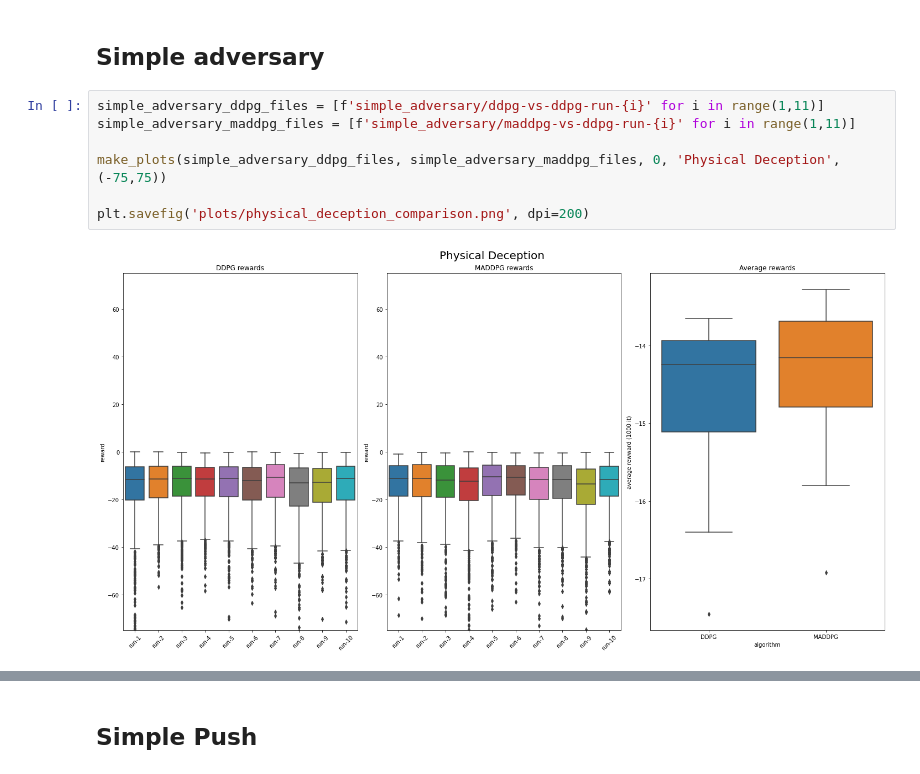
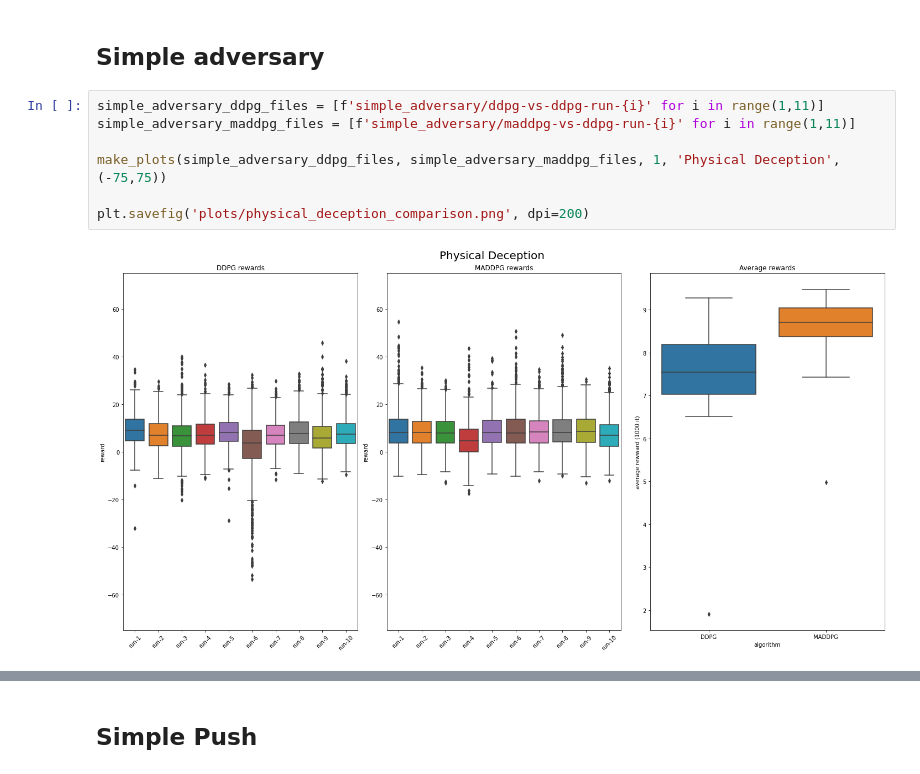
Before and after one commit to creativequotient/deep-marl, a Jupyter notebook: experiments/analysis.ipynb, the cells around one changed output, grey strips where cells are left out. Cells and saved outputs as stored; diff of their text form.

```diff
--- a/experiments/analysis.ipynb
+++ b/experiments/analysis.ipynb
@@ -141,9 +171,9 @@ plt.savefig('plots/predator_prey_128_units_comparison.png', dpi=200)
 # %%
 simple_adversary_ddpg_files = [f'simple_adversary/ddpg-vs-ddpg-run-{i}' for i in range(1,11)]
 simple_adversary_maddpg_files = [f'simple_adversary/maddpg-vs-ddpg-run-{i}' for i in range(1,11)]
 
-make_plots(simple_adversary_ddpg_files, simple_adversary_maddpg_files, 0, 'Physical Deception', (-75,75))
+make_plots(simple_adversary_ddpg_files, simple_adversary_maddpg_files, 1, 'Physical Deception', (-75,75))
 
 plt.savefig('plots/physical_deception_comparison.png', dpi=200)
 # %% [output]
-[figure, old version]
+[figure, new version]
```
Also changed, not shown: parts of 12 cells of this notebook, 13 other files.
